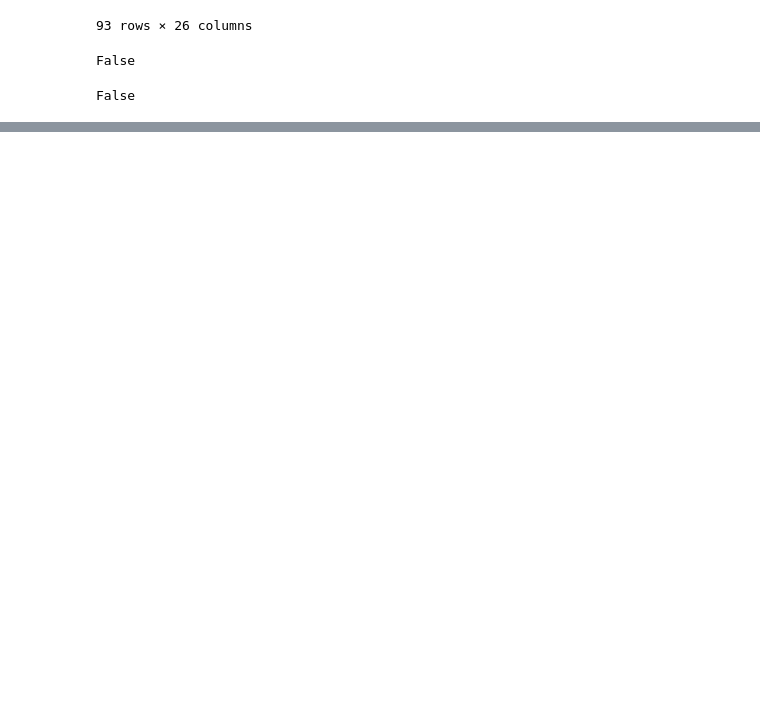
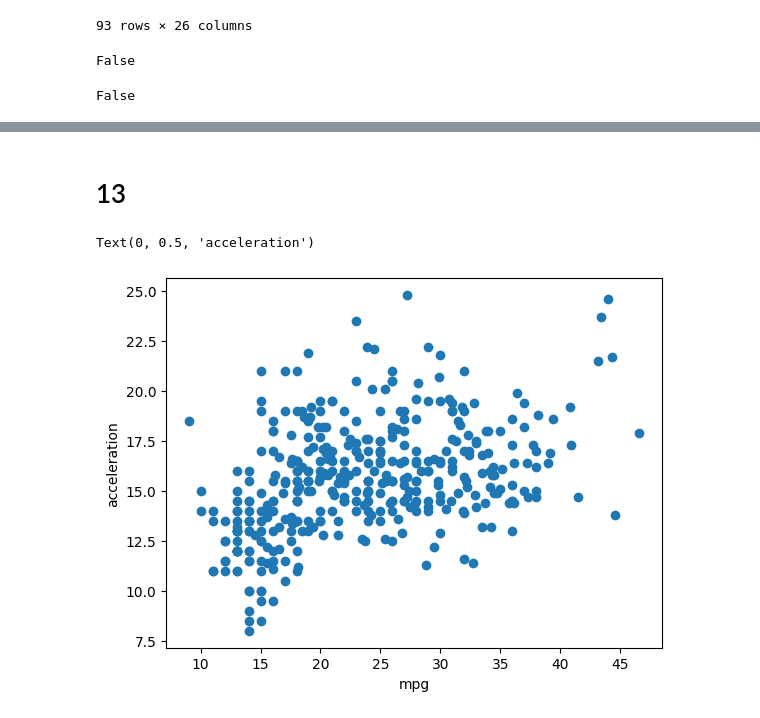
Before and after one commit to dalunwosu/DI-Bootcamp, a Jupyter notebook: Week 7/Day 1/Mandatory Exercise.ipynb, the cells around one changed output, grey strips where cells are left out. Saved outputs shown, nothing was run; the diff lists cells and outputs as text; code cells hidden in the pictures; blank space fills up the shorter version.

```diff
--- a/Week 7/Day 1/Mandatory Exercise.ipynb
+++ b/Week 7/Day 1/Mandatory Exercise.ipynb
@@ -301,0 +466,9 @@ merged.loc[:,~merged.columns.duplicated()]
+# %% [markdown]
+# 13
+# %%
+plt.scatter(df_mpg['mpg'], df_mpg['acceleration'])
+plt.xlabel('mpg')
+plt.ylabel('acceleration')
+# %% [output]
+Text(0, 0.5, 'acceleration')
+[figure, added]
```
Also changed, not shown: parts of 33 cells of this notebook, 2 other files.
